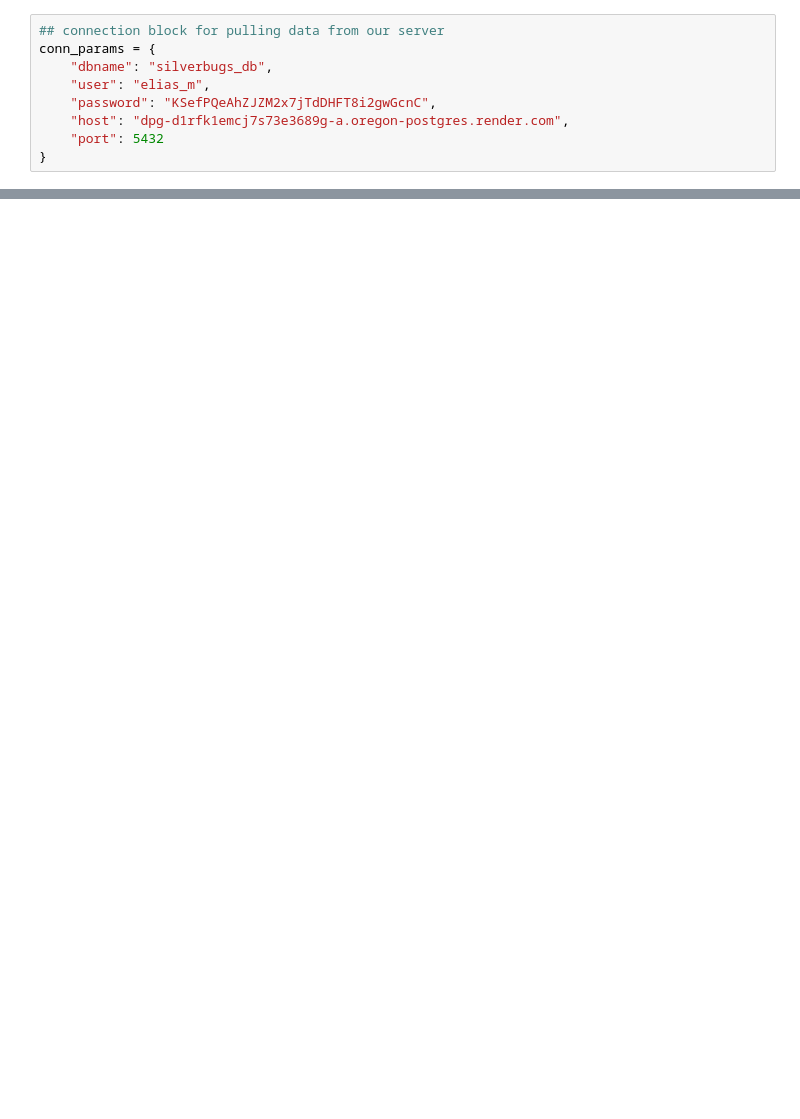
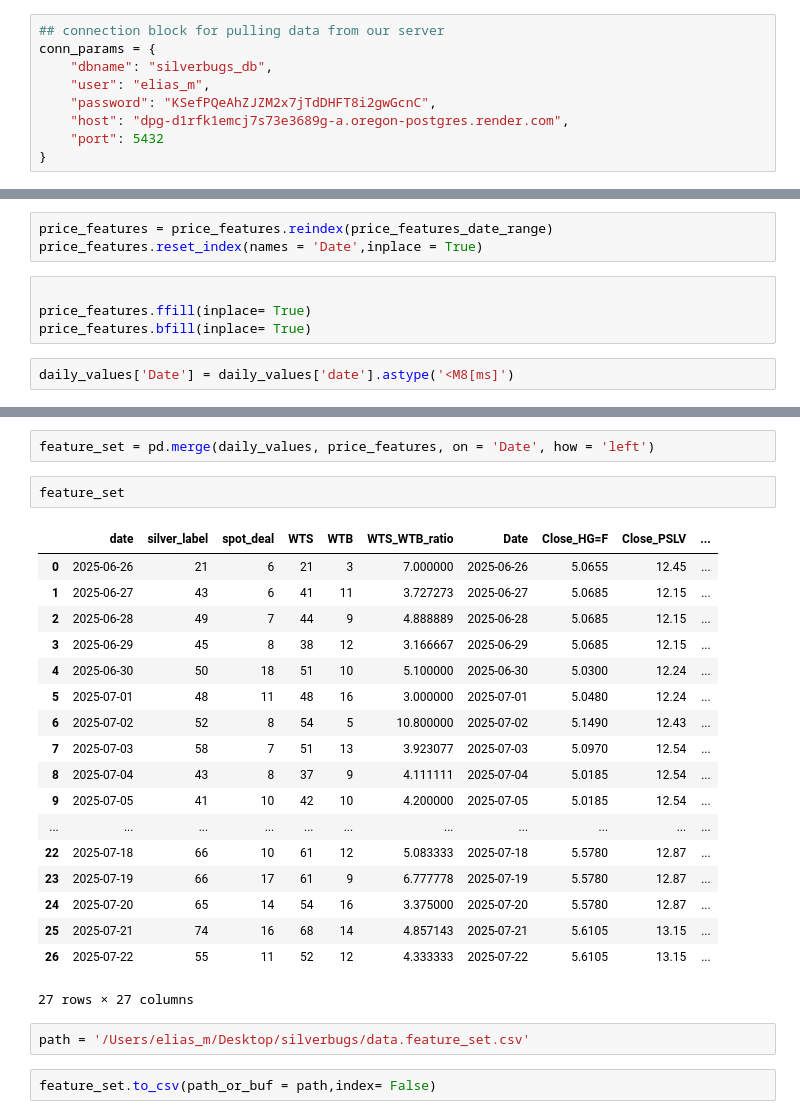
Before and after one commit to EliasOMacias/silverbugs, a Jupyter notebook: notebooks/post_data_prep.ipynb, the cells around one changed output, grey strips where cells are left out. Saved outputs shown, nothing was run; the diff lists cells and outputs as text; blank space fills up the shorter version.

```diff
--- a/notebooks/post_data_prep.ipynb
+++ b/notebooks/post_data_prep.ipynb
@@ -121,0 +206,9 @@ df
+# %%
+price_features = price_features.reindex(price_features_date_range)
+price_features.reset_index(names = 'Date',inplace = True)
+# %%
+
+price_features.ffill(inplace= True)
+price_features.bfill(inplace= True)
+# %%
+daily_values['Date'] = daily_values['date'].astype('<M8[ms]')
@@ -121,0 +236,27 @@ df
+# %%
+feature_set = pd.merge(daily_values, price_features, on = 'Date', how = 'left')
+# %%
+feature_set
+# %% [output]
+|  | date | silver_label | spot_deal | WTS | WTB | WTS_WTB_ratio | Date | Close_HG=F | Close_PSLV | ... |
+| 0 | 2025-06-26 | 21 | 6 | 21 | 3 | 7.000000 | 2025-06-26 | 5.0655 | 12.45 | ... |
+| 1 | 2025-06-27 | 43 | 6 | 41 | 11 | 3.727273 | 2025-06-27 | 5.0685 | 12.15 | ... |
+| 2 | 2025-06-28 | 49 | 7 | 44 | 9 | 4.888889 | 2025-06-28 | 5.0685 | 12.15 | ... |
+| 3 | 2025-06-29 | 45 | 8 | 38 | 12 | 3.166667 | 2025-06-29 | 5.0685 | 12.15 | ... |
+| 4 | 2025-06-30 | 50 | 18 | 51 | 10 | 5.100000 | 2025-06-30 | 5.0300 | 12.24 | ... |
+| 5 | 2025-07-01 | 48 | 11 | 48 | 16 | 3.000000 | 2025-07-01 | 5.0480 | 12.24 | ... |
+| 6 | 2025-07-02 | 52 | 8 | 54 | 5 | 10.800000 | 2025-07-02 | 5.1490 | 12.43 | ... |
+| 7 | 2025-07-03 | 58 | 7 | 51 | 13 | 3.923077 | 2025-07-03 | 5.0970 | 12.54 | ... |
+| 8 | 2025-07-04 | 43 | 8 | 37 | 9 | 4.111111 | 2025-07-04 | 5.0185 | 12.54 | ... |
+| 9 | 2025-07-05 | 41 | 10 | 42 | 10 | 4.200000 | 2025-07-05 | 5.0185 | 12.54 | ... |
+| ... | ... | ... | ... | ... | ... | ... | ... | ... | ... | ... |
+| 22 | 2025-07-18 | 66 | 10 | 61 | 12 | 5.083333 | 2025-07-18 | 5.5780 | 12.87 | ... |
+| 23 | 2025-07-19 | 66 | 17 | 61 | 9 | 6.777778 | 2025-07-19 | 5.5780 | 12.87 | ... |
+| 24 | 2025-07-20 | 65 | 14 | 54 | 16 | 3.375000 | 2025-07-20 | 5.5780 | 12.87 | ... |
+| 25 | 2025-07-21 | 74 | 16 | 68 | 14 | 4.857143 | 2025-07-21 | 5.6105 | 13.15 | ... |
+| 26 | 2025-07-22 | 55 | 11 | 52 | 12 | 4.333333 | 2025-07-22 | 5.6105 | 13.15 | ... |
+27 rows × 27 columns
+# %%
+path = '/Users/elias_m/Desktop/silverbugs/data.feature_set.csv'
+# %%
+feature_set.to_csv(path_or_buf = path,index= False)
```
Also changed, not shown: parts of 34 cells of this notebook.
